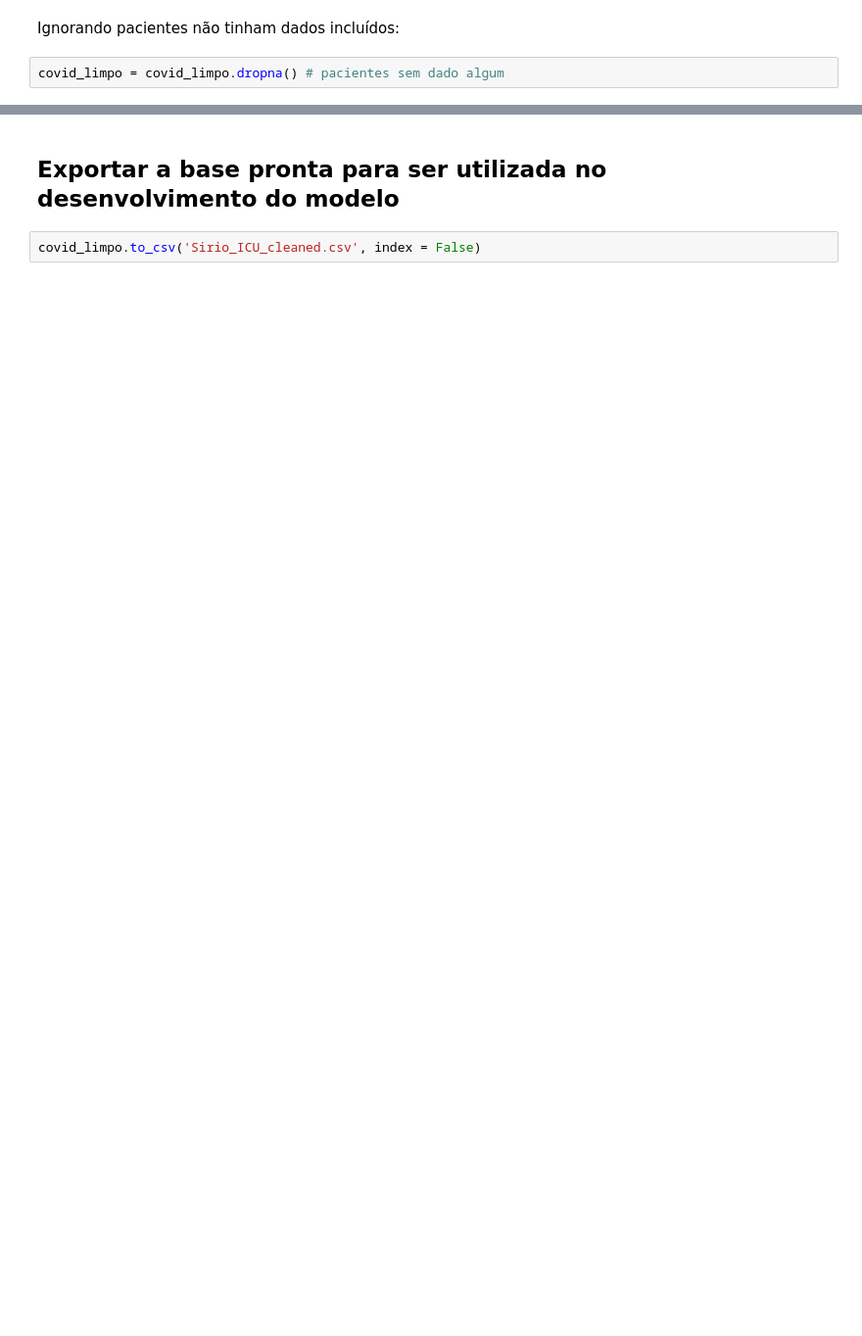
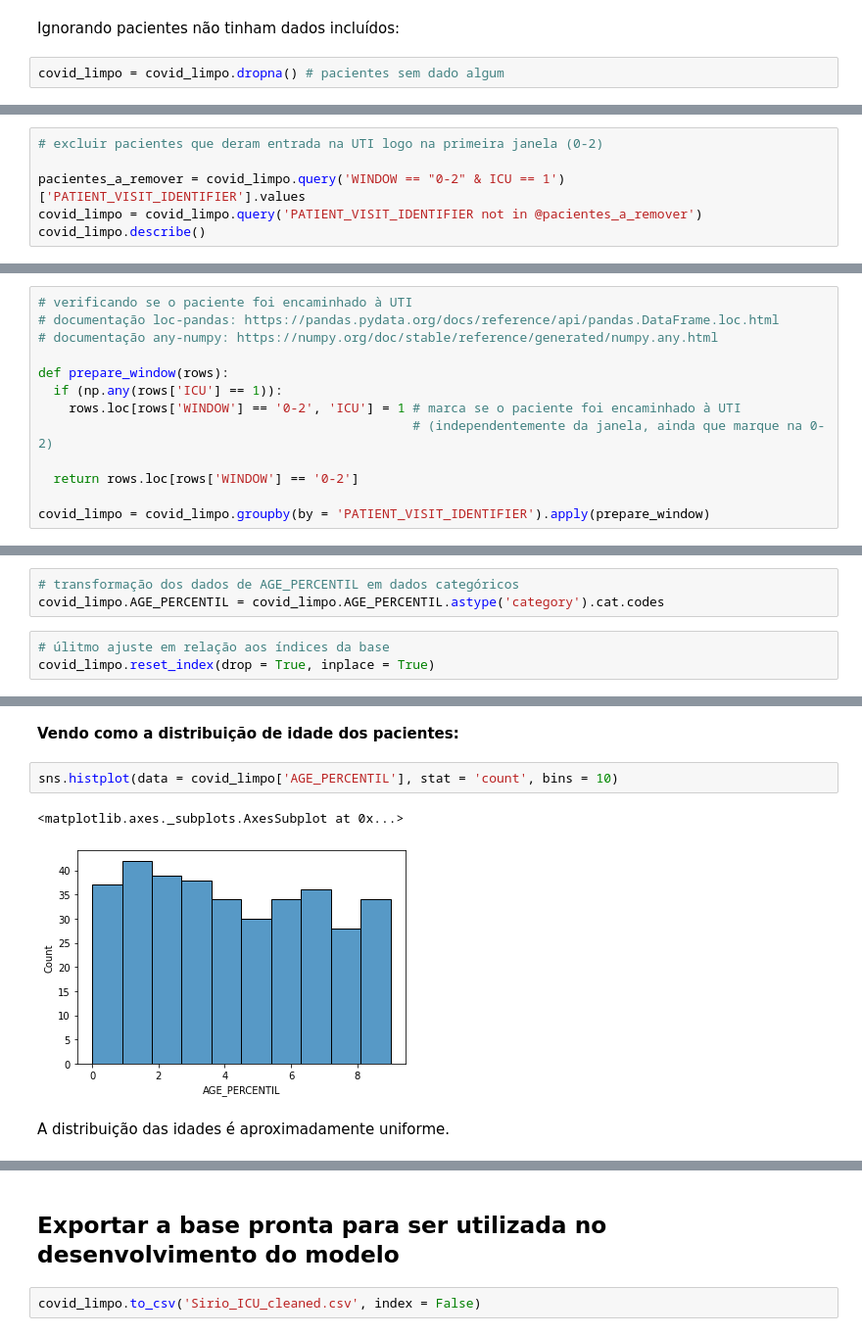
Before and after one commit to Garaujott/Projeto_SirioLibanes_Covid_Kaggle, a Jupyter notebook: ProjetoSirioLibanes_PreparacaoDados.ipynb, the cells around one changed output, grey strips where cells are left out. Shown: that part at 98% size. Drawn from its saved outputs; the diff is of its cells as text; blank space fills up the shorter version.

Commit message:
últimos ajustes na preparação dos dados

```diff
--- a/ProjetoSirioLibanes_PreparacaoDados.ipynb
+++ b/ProjetoSirioLibanes_PreparacaoDados.ipynb
@@ -129,0 +143,6 @@ covid_limpo = covid_limpo.dropna() # pacientes sem dado algum
+# %%
+# excluir pacientes que deram entrada na UTI logo na primeira janela (0-2)
+
+pacientes_a_remover = covid_limpo.query('WINDOW == "0-2" & ICU == 1')['PATIENT_VISIT_IDENTIFIER'].values
+covid_limpo = covid_limpo.query('PATIENT_VISIT_IDENTIFIER not in @pacientes_a_remover')
+covid_limpo.describe()
@@ -129,0 +162,13 @@ covid_limpo = covid_limpo.dropna() # pacientes sem dado algum
+# %%
+# verificando se o paciente foi encaminhado à UTI
+# documentação loc-pandas: https://pandas.pydata.org/docs/reference/api/pandas.DataFrame.loc.html
+# documentação any-numpy: https://numpy.org/doc/stable/reference/generated/numpy.any.html
+
+def prepare_window(rows):
+  if (np.any(rows['ICU'] == 1)):
+    rows.loc[rows['WINDOW'] == '0-2', 'ICU'] = 1 # marca se o paciente foi encaminhado à UTI
+                                                 # (independentemente da janela, ainda que marque na 0-2)
+
+  return rows.loc[rows['WINDOW'] == '0-2']
+
+covid_limpo = covid_limpo.groupby(by = 'PATIENT_VISIT_IDENTIFIER').apply(prepare_window)
@@ -129,0 +185,6 @@ covid_limpo = covid_limpo.dropna() # pacientes sem dado algum
+# %%
+# transformação dos dados de AGE_PERCENTIL em dados categóricos
+covid_limpo.AGE_PERCENTIL = covid_limpo.AGE_PERCENTIL.astype('category').cat.codes
+# %%
+# úlitmo ajuste em relação aos índices da base
+covid_limpo.reset_index(drop = True, inplace = True)
@@ -131,0 +234,9 @@ Dos 385 indivíduos da base, quantos foram encaminhados a uma UTI?
+# %% [markdown]
+**Vendo como a distribuição de idade dos pacientes:**
+# %%
+sns.histplot(data = covid_limpo['AGE_PERCENTIL'], stat = 'count', bins = 10)
+# %% [output]
+<matplotlib.axes._subplots.AxesSubplot at 0x...>
+[figure, added]
+# %% [markdown]
+A distribuição das idades é aproximadamente uniforme.
```
Also changed, not shown: parts of 19 cells of this notebook.
